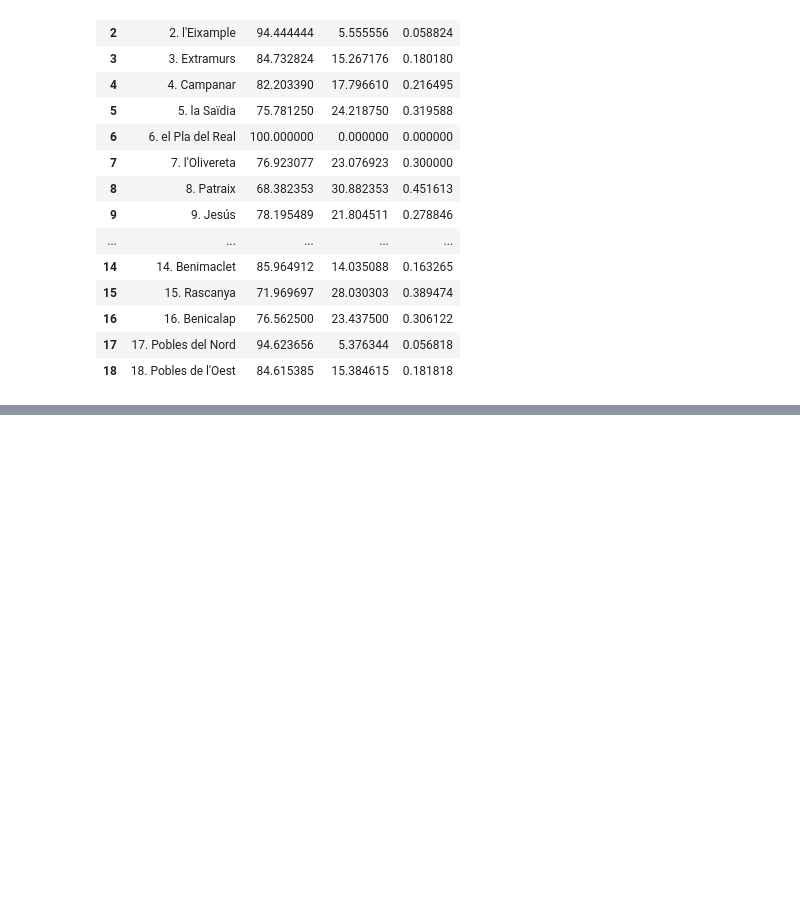
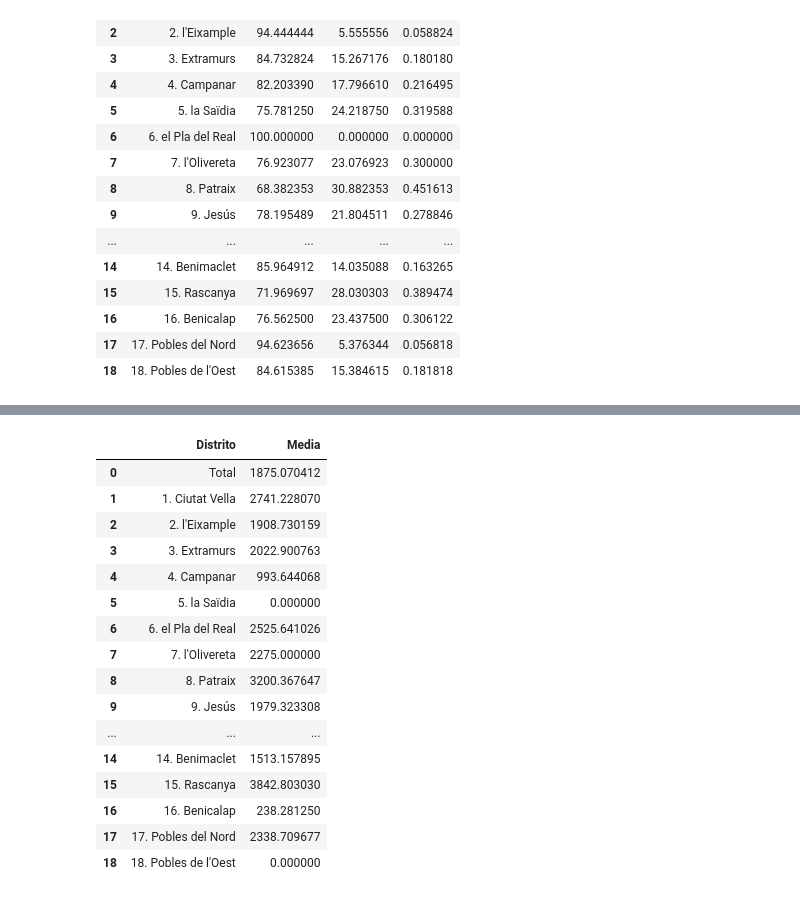
Before and after one commit to esedesam/mcd-nlp-proyecto, a Jupyter notebook: plantilla.ipynb, the cells around one changed output, grey strips where cells are left out. Drawn from its saved outputs; the diff is of its cells as text; code cells hidden in the pictures; blank space fills up the shorter version.

Commit message:
ingresos

```diff
--- a/plantilla.ipynb
+++ b/plantilla.ipynb
@@ -159,0 +195,33 @@ df_op_politi.head(19)
+# %%
+df_ingresos = pd.read_excel('docs_Carlos/Distritos23.xlsx', sheet_name=' P.43', header=8)
+df_ingresos.rename(columns={'Unnamed: 0':'Distrito'}, inplace=True)
+
+medias = [0, 250, 750, 1250, 2000, 3750, 6000]
+
+# Calcular el valor esperado de los ingresos. Para cada fila, multiplicar cada valor de la columna [i] (a partir de la 1) por el valor de medias[i] y sumarlo
+df_ingresos['Media'] = sum([df_ingresos.iloc[:, i] * medias[i]/100 for i in range(1, 7)])
+
+#eliminar las columnas 1 a 10
+df_ingresos = df_ingresos.drop(df_ingresos.columns[1:11], axis=1)
+
+# cambiar el valor de la media de la fila 5 por
+
+df_ingresos.head(19)
+# %% [output]
+|  | Distrito | Media |
+| 0 | Total | 1875.070412 |
+| 1 | 1. Ciutat Vella | 2741.228070 |
+| 2 | 2. l'Eixample | 1908.730159 |
+| 3 | 3. Extramurs | 2022.900763 |
+| 4 | 4. Campanar | 993.644068 |
+| 5 | 5. la Saïdia | 0.000000 |
+| 6 | 6. el Pla del Real | 2525.641026 |
+| 7 | 7. l'Olivereta | 2275.000000 |
+| 8 | 8. Patraix | 3200.367647 |
+| 9 | 9. Jesús | 1979.323308 |
+| ... | ... | ... |
+| 14 | 14. Benimaclet | 1513.157895 |
+| 15 | 15. Rascanya | 3842.803030 |
+| 16 | 16. Benicalap | 238.281250 |
+| 17 | 17. Pobles del Nord | 2338.709677 |
+| 18 | 18. Pobles de l'Oest | 0.000000 |
```
Also changed, not shown: parts of 1 cell of this notebook.
